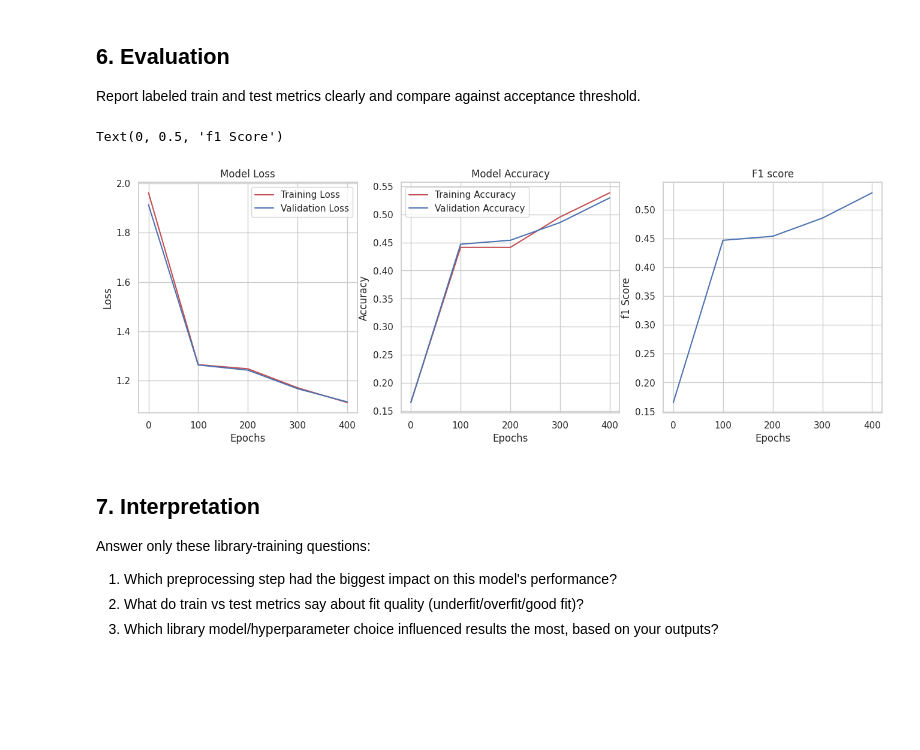
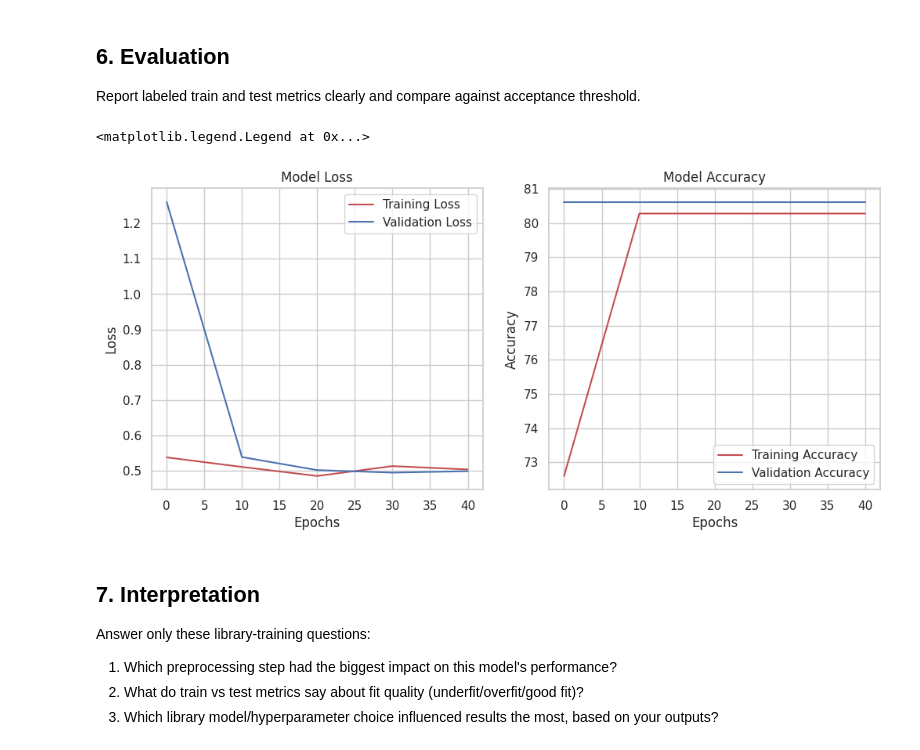
Before and after one commit to iiitl/Neural-Networks, a Jupyter notebook: library/training.ipynb, the cells around one changed output. Saved outputs shown, nothing was run; the diff lists cells and outputs as text; code cells hidden in the pictures; blank space fills up the shorter version.

Commit message:
Implemented multi-class qulity prediction model

```diff
--- a/library/training.ipynb
+++ b/library/training.ipynb
@@ -321,7 +165,7 @@ class Model(nn.Module):
   def forward(self, x):
     return self.block_1(x)
 # %%
-model = Model(input_shape=input_shape, hidden_units=32, output_shape=output_shape).to(device)
+model = Model(input_shape=11, hidden_units=8, output_shape=1).to(device)
 model
 # %% [output]
 Model(
@@ -358,28 +195,25 @@ tensor([0, 1, 2, 3, 4, 5, 6])
 # %%
 # Training Loop
-epochs = 500
+epochs = 50
 
-X_train, X_test, y_train, y_test = X_train.to(device), X_test.to(device), y_train.to(device), y_test.to(device)
-X_train, X_test = X_train.to(torch.float32), X_test.to(torch.float32)
+X_train, X_test, y_train, y_test = X_train.to(device).to(torch.float32), X_test.to(device).to(torch.float32), y_train.to(device).to(torch.float32), y_test.to(device).to(torch.float32)
 
 train_accuracies = []
 test_accuracies = []
 train_losses = []
 test_losses = []
 epoch_count = []
-f1_scores = []
 
 for epoch in range(epochs):
   # set the mode to train
   model.train()
 
-  y_logits = model(X_train)
-  y_pred_prob = torch.softmax(y_logits, dim=1)
-  y_pred_label = torch.argmax(y_pred_prob, dim=1)
+  y_logits = model(X_train).squeeze()
+  y_pred = torch.round(torch.sigmoid(y_logits))
 
   # calculate the loss and accuracy
   loss = loss_fn(y_logits, y_train)
-  acc = accuracy_fn(y_pred_label, y_train)
+  acc = accuracy_fn(y_pred, y_train)
 
   # Optimizer zero grad
   optimizer.zero_grad()
@@ -393,21 +227,18 @@ for epoch in range(epochs):
   # Testing loop
   model.eval()
   with torch.inference_mode():
-    test_logits = model(X_test)
-    test_pred_label = torch.argmax(torch.softmax(test_logits, dim=1), dim=1)
+    test_logits = model(X_test).squeeze()
+    test_pred = torch.round(torch.sigmoid(test_logits))
 
     test_loss = loss_fn(test_logits, y_test)
-    test_acc = accuracy_fn(test_pred_label, y_test)
-    f1 = f1_score(test_pred_label, y_test)
+    test_acc = accuracy_fn(test_pred, y_test)
 
-  if epoch % 100 == 0:
+  if epoch % 10 == 0:
     epoch_count.append(epoch)
-    train_accuracies.append(acc.item())
-    test_accuracies.append(test_acc.item())
+    train_accuracies.append(acc.item() * 100)
+    test_accuracies.append(test_acc.item() * 100)
     train_losses.append(loss.item())
     test_losses.append(test_loss.item())
-    f1_scores.append(f1.item())
 
-
-    print(f"Epoch : {epoch} | Loss : {loss:.3f} | Test Loss : {test_loss:.3f} | Accuracy : {acc:.2f}% | Test Accuracy : {test_acc:.2f}% | F1-Score : {f1:.3f}")
+    print(f"Epoch : {epoch} | Loss : {loss:.3f} | Test Loss : {test_loss:.3f} | Accuracy : {(acc * 100):.2f}% | Test Accuracy : {(test_acc * 100):.2f}%")
 # %% [output]
@@ -431,33 +262,26 @@ Report labeled train and test metrics clearly and compare against acceptance thr
 import matplotlib.pyplot as plt
 # %%
 # Loss Curve
-plt.figure(figsize=(16, 5))
-plt.subplot(1, 3, 1)
+plt.figure(figsize=(12, 5))
+plt.subplot(1, 2, 1)
 plt.plot(epoch_count, train_losses, 'r', label='Training Loss')
 plt.plot(epoch_count, test_losses, 'b', label='Validation Loss')
 plt.title('Model Loss')
 plt.xlabel('Epochs')
 plt.ylabel('Loss')
 plt.legend()
 
 # Accuracy Curve
-plt.subplot(1, 3, 2)
+plt.subplot(1, 2, 2)
 plt.plot(epoch_count, train_accuracies, 'r', label='Training Accuracy')
 plt.plot(epoch_count, test_accuracies, 'b', label='Validation Accuracy')
 plt.title('Model Accuracy')
 plt.xlabel('Epochs')
 plt.ylabel('Accuracy')
 plt.legend()
-
-# F1 Curve
-plt.subplot(1, 3, 3)
-plt.plot(epoch_count, f1_scores, 'b')
-plt.title('F1 score')
-plt.xlabel('Epochs')
-plt.ylabel('f1 Score')
 # %% [output]
-Text(0, 0.5, 'f1 Score')
+<matplotlib.legend.Legend at 0x...>
-[figure, old version]
+[figure, new version]
 # %% [markdown]
 ## 7. Interpretation
 Answer only these library-training questions:
```
Also changed, not shown: parts of 51 cells of this notebook.
